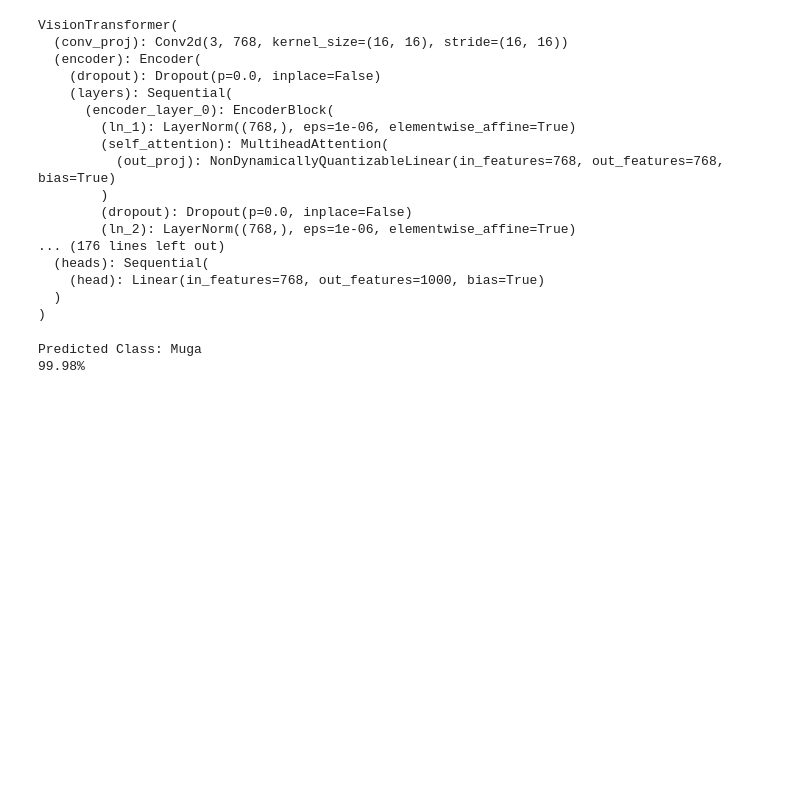
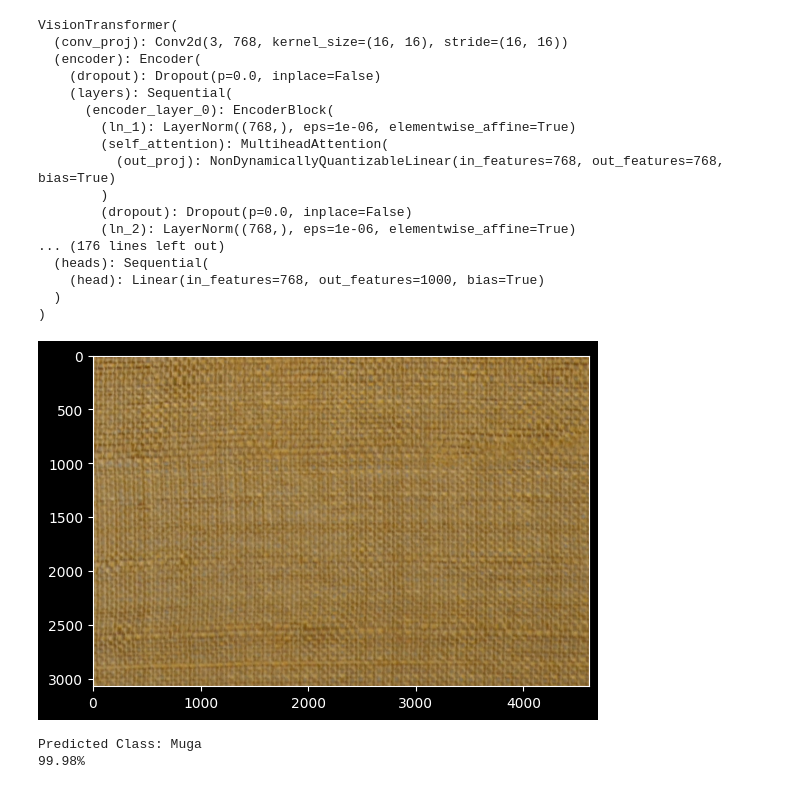
Before and after one commit to gaurav1-9/fabric-classification-android-chatbot, a Jupyter notebook: Classification/ViT/ViT_loading.ipynb, the cells around one changed output. Saved outputs shown, nothing was run; the diff lists cells and outputs as text; code cells hidden in the pictures; blank space fills up the shorter version.

```diff
--- a/Classification/ViT/ViT_loading.ipynb
+++ b/Classification/ViT/ViT_loading.ipynb
@@ -39,16 +39,19 @@ VisionTransformer(
 # %%
 image_path = r"D:\code\8th_Sem\fabric-classification-android-chatbot\Fabric Dataset\Training\Muga\15.jpg"
 image = Image.open(image_path)
+plt.imshow(image)
 image = transform(image).unsqueeze(0)
 
 # Perform inference
 with torch.no_grad():
     outputs = model(image)
 
 # Post-process the predictions
 softmax = torch.nn.Softmax(dim=1)
 probabilities = softmax(outputs).cpu().numpy()
 predicted_class = torch.argmax(outputs).item()
+# %% [output]
+[figure, added]
 # %%
 if(predicted_class==0):
     print("Predicted Class: Muga")
```
Also changed, not shown: 1 other file.
